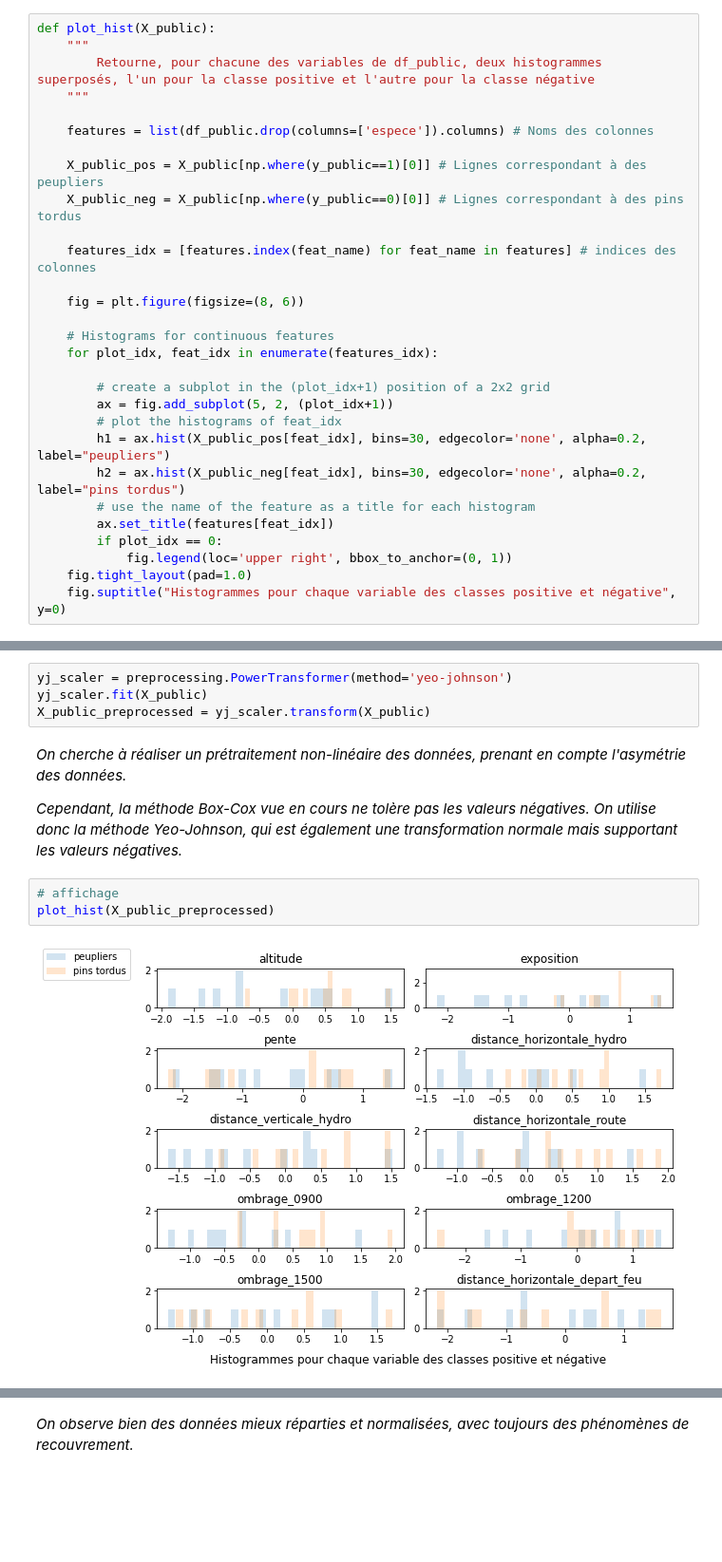
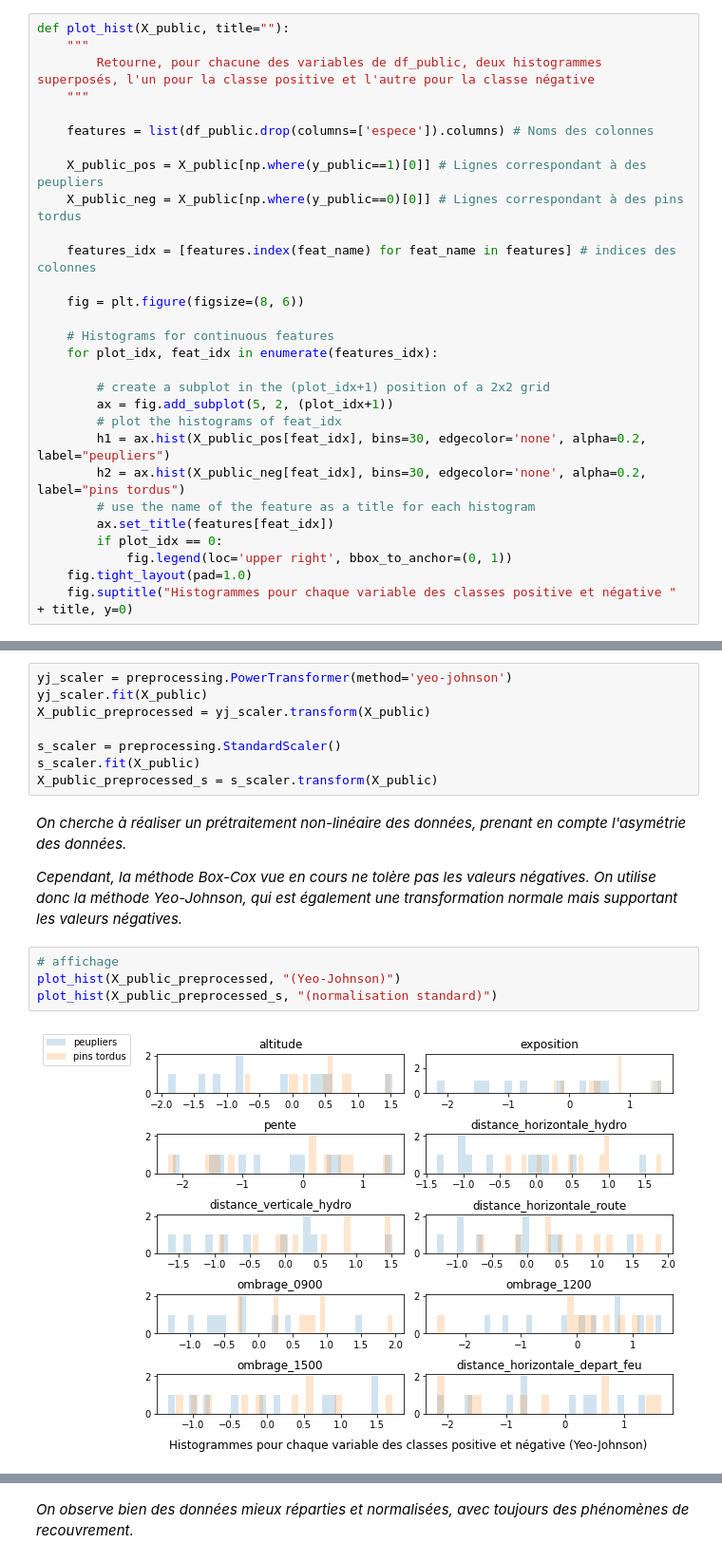
Before and after one commit to florian6973/sdd_projet, a Jupyter notebook: Projet.ipynb, the cells around one changed output, grey strips where cells are left out. Shown: that part at 95% size. Drawn from its saved outputs; the diff is of its cells as text; blank space fills up the shorter version.

```diff
--- a/Projet.ipynb
+++ b/Projet.ipynb
@@ -91,7 +95,7 @@ __Conseils :__
 * utilisez `pos_indices = np.where(y_public==1)[0]` pour déterminer les indices des lignes de `y_public` (et donc dans `X_public`) dont l'étiquette vaut 0.
 * utilisez l'argument `alpha` de `plt.hist` pour rendre vos histogrammes transparents.
 # %%
-def plot_hist(X_public):
+def plot_hist(X_public, title=""):
     """
         Retourne, pour chacune des variables de df_public, deux histogrammes superposés, l'un pour la classe positive et l'autre pour la classe négative
     """
@@ -118,7 +122,7 @@ def plot_hist(X_public):
         if plot_idx == 0:
             fig.legend(loc='upper right', bbox_to_anchor=(0, 1))
     fig.tight_layout(pad=1.0)
-    fig.suptitle("Histogrammes pour chaque variable des classes positive et négative", y=0)
+    fig.suptitle("Histogrammes pour chaque variable des classes positive et négative " + title, y=0)
 # %%
 plot_hist(X_public)
 # %% [output]
@@ -137,12 +141,17 @@ Transformez vos variables d'une manière qui vous parait judicieuse, en vous app
 yj_scaler = preprocessing.PowerTransformer(method='yeo-johnson')
 yj_scaler.fit(X_public)
 X_public_preprocessed = yj_scaler.transform(X_public)
+
+s_scaler = preprocessing.StandardScaler()
+s_scaler.fit(X_public)
+X_public_preprocessed_s = s_scaler.transform(X_public)
 # %% [markdown]
 *On cherche à réaliser un prétraitement non-linéaire des données, prenant en compte l'asymétrie des données.*
 
 *Cependant, la méthode Box-Cox vue en cours ne tolère pas les valeurs négatives. On utilise donc la méthode Yeo-Johnson, qui est également une transformation normale mais supportant les valeurs négatives.*
 # %%
 # affichage
-plot_hist(X_public_preprocessed)
+plot_hist(X_public_preprocessed, "(Yeo-Johnson)")
+plot_hist(X_public_preprocessed_s, "(normalisation standard)")
 # %% [output]
-[figure, old version]
+[figure, new version]
```
Also changed, not shown: parts of 45 cells of this notebook, 1 other file.
